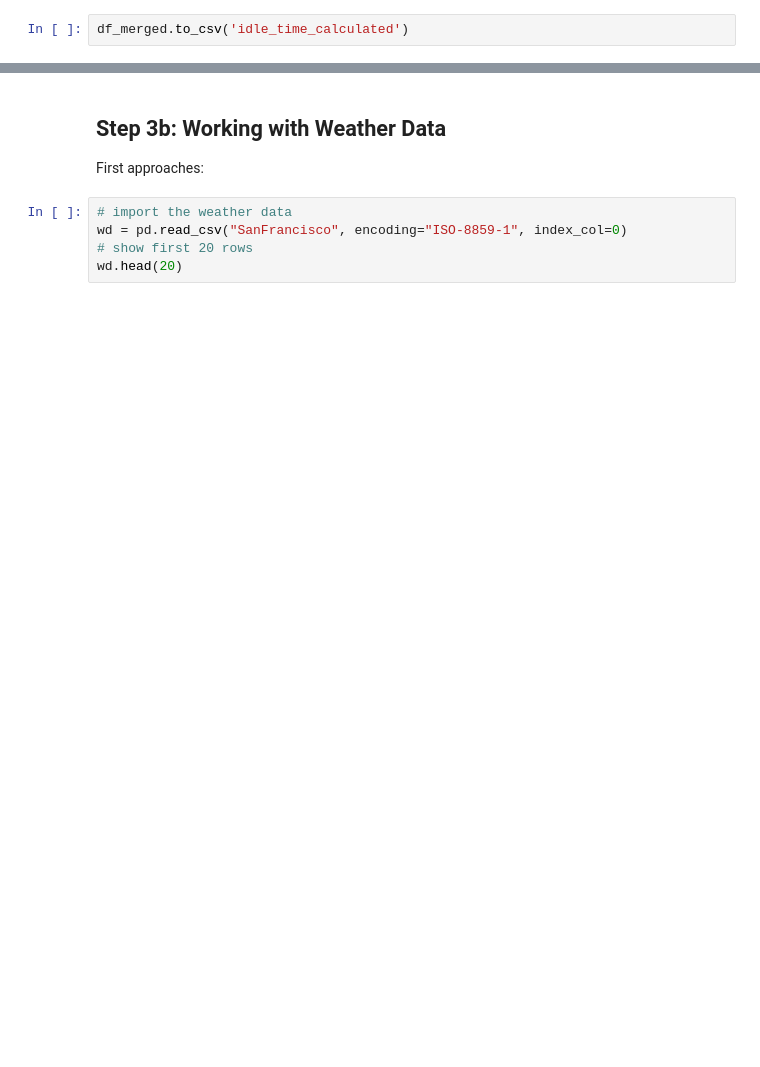
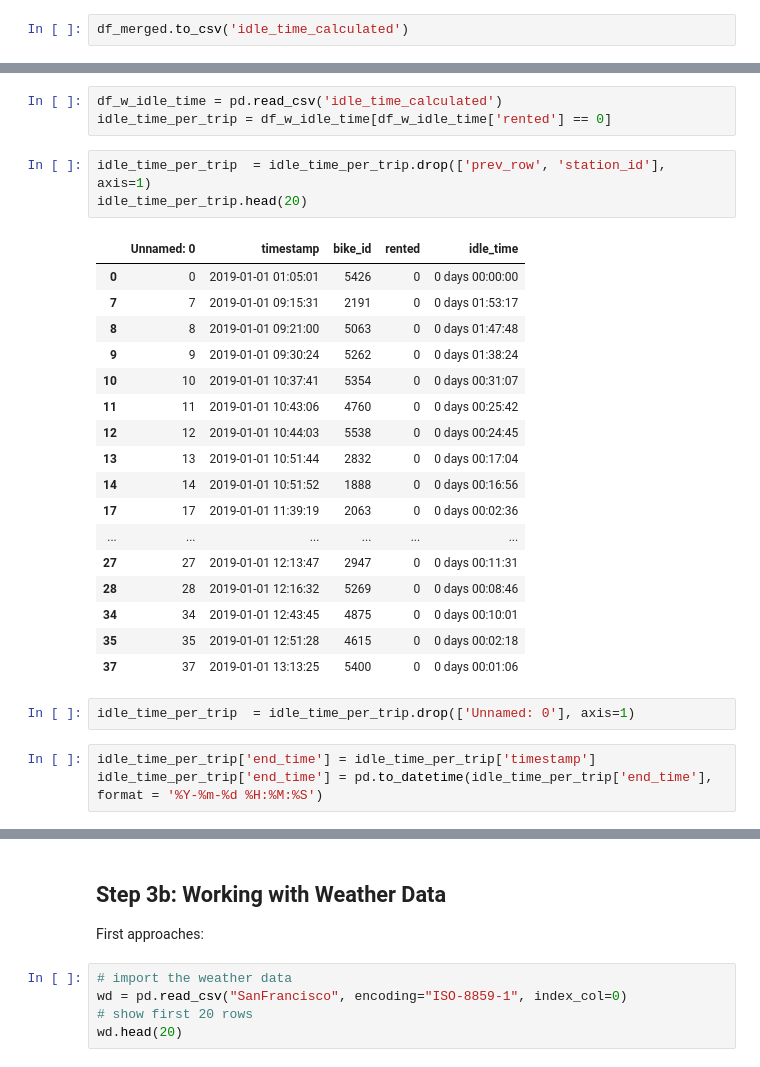
Before and after one commit to Ppkhanh/The-Learning-Machines, a Jupyter notebook: DataPrepVer1.ipynb, the cells around one changed output, grey strips where cells are left out. Drawn from its saved outputs; the diff is of its cells as text; blank space fills up the shorter version.

```diff
--- a/DataPrepVer1.ipynb
+++ b/DataPrepVer1.ipynb
@@ -404,0 +395,29 @@ print(notnull)
+# %%
+df_w_idle_time = pd.read_csv('idle_time_calculated')
+idle_time_per_trip = df_w_idle_time[df_w_idle_time['rented'] == 0]
+# %%
+idle_time_per_trip  = idle_time_per_trip.drop(['prev_row', 'station_id'], axis=1)
+idle_time_per_trip.head(20)
+# %% [output]
+|  | Unnamed: 0 | timestamp | bike_id | rented | idle_time |
+| 0 | 0 | 2019-01-01 01:05:01 | 5426 | 0 | 0 days 00:00:00 |
+| 7 | 7 | 2019-01-01 09:15:31 | 2191 | 0 | 0 days 01:53:17 |
+| 8 | 8 | 2019-01-01 09:21:00 | 5063 | 0 | 0 days 01:47:48 |
+| 9 | 9 | 2019-01-01 09:30:24 | 5262 | 0 | 0 days 01:38:24 |
+| 10 | 10 | 2019-01-01 10:37:41 | 5354 | 0 | 0 days 00:31:07 |
+| 11 | 11 | 2019-01-01 10:43:06 | 4760 | 0 | 0 days 00:25:42 |
+| 12 | 12 | 2019-01-01 10:44:03 | 5538 | 0 | 0 days 00:24:45 |
+| 13 | 13 | 2019-01-01 10:51:44 | 2832 | 0 | 0 days 00:17:04 |
+| 14 | 14 | 2019-01-01 10:51:52 | 1888 | 0 | 0 days 00:16:56 |
+| 17 | 17 | 2019-01-01 11:39:19 | 2063 | 0 | 0 days 00:02:36 |
+| ... | ... | ... | ... | ... | ... |
+| 27 | 27 | 2019-01-01 12:13:47 | 2947 | 0 | 0 days 00:11:31 |
+| 28 | 28 | 2019-01-01 12:16:32 | 5269 | 0 | 0 days 00:08:46 |
+| 34 | 34 | 2019-01-01 12:43:45 | 4875 | 0 | 0 days 00:10:01 |
+| 35 | 35 | 2019-01-01 12:51:28 | 4615 | 0 | 0 days 00:02:18 |
+| 37 | 37 | 2019-01-01 13:13:25 | 5400 | 0 | 0 days 00:01:06 |
+# %%
+idle_time_per_trip  = idle_time_per_trip.drop(['Unnamed: 0'], axis=1)
+# %%
+idle_time_per_trip['end_time'] = idle_time_per_trip['timestamp']
+idle_time_per_trip['end_time'] = pd.to_datetime(idle_time_per_trip['end_time'], format = '%Y-%m-%d %H:%M:%S')
```
Also changed, not shown: parts of 7 cells of this notebook.
